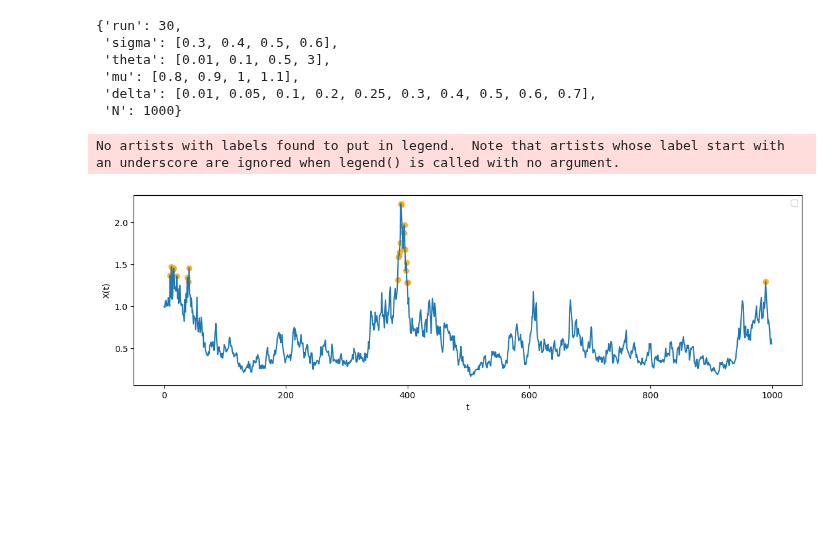
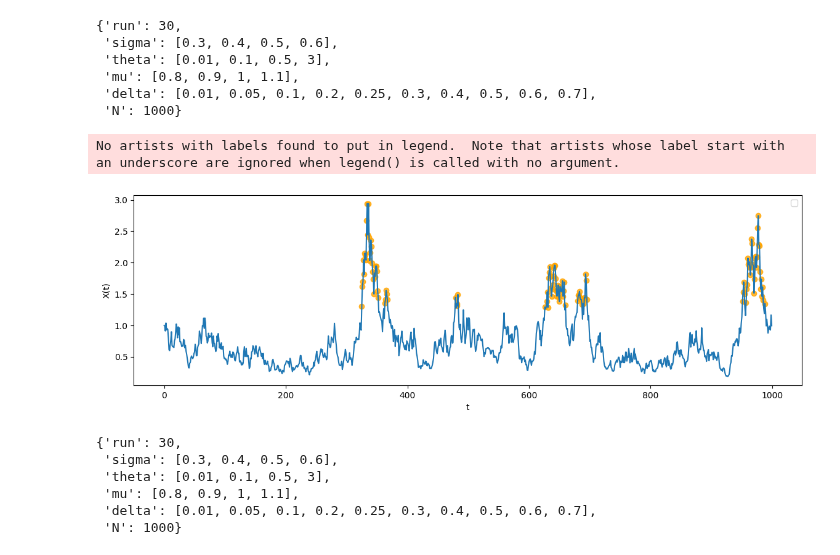
Before and after one commit to falric05/AII-Flare-prediction, a Jupyter notebook: notebooks/prova_plots.ipynb, the cells around one changed output. Drawn from its saved outputs; the diff is of its cells as text; code cells hidden in the pictures; blank space fills up the shorter version.

```diff
--- a/notebooks/prova_plots.ipynb
+++ b/notebooks/prova_plots.ipynb
@@ -34,11 +34,20 @@ labels = get_labels_physic(grid, params, alpha=2)
 # fplt.plot_serie(X_best, labels=labels_best)
 # %%
 # plot grid varying one single parameter
-run, mu, sigma, theta, delta = 1, 0.8, 0.3, 0.1, 0.2
+run, mu, sigma, theta, delta = 4, 0.8, 0.3, 0.1, 0.2
 fplt.plot_grid_datapoints(grid, params, run=run, mu=mu, sigma=sigma, theta=theta, delta=delta, labels=labels)
 # %% [output]
 No artists with labels found to put in legend.  Note that artists whose label start with an underscore are ignored when legend() is called with no argument.
-[figure, old version]
+[figure, new version]
 # %%
 # plot grid varying one single parameter
 # fplt.plot_grid_datapoints(grid, data_loader.get_params(), run=6, variation='theta')
+# %%
+params
+# %% [output]
+{'run': 30,
+ 'sigma': [0.3, 0.4, 0.5, 0.6],
+ 'theta': [0.01, 0.1, 0.5, 3],
+ 'mu': [0.8, 0.9, 1, 1.1],
+ 'delta': [0.01, 0.05, 0.1, 0.2, 0.25, 0.3, 0.4, 0.5, 0.6, 0.7],
+ 'N': 1000}
```
Also changed, not shown: parts of 1 cell of this notebook, 1 other file.
